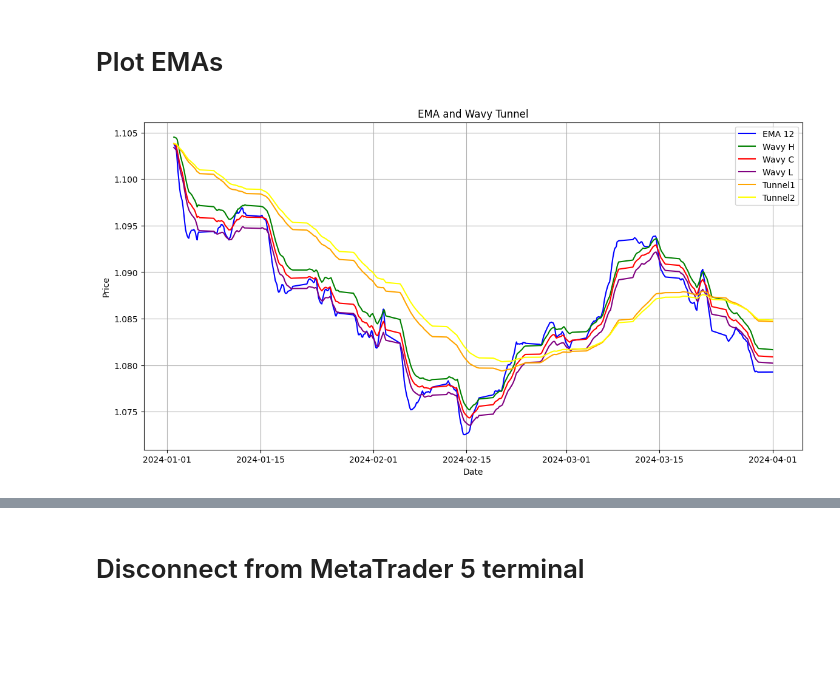
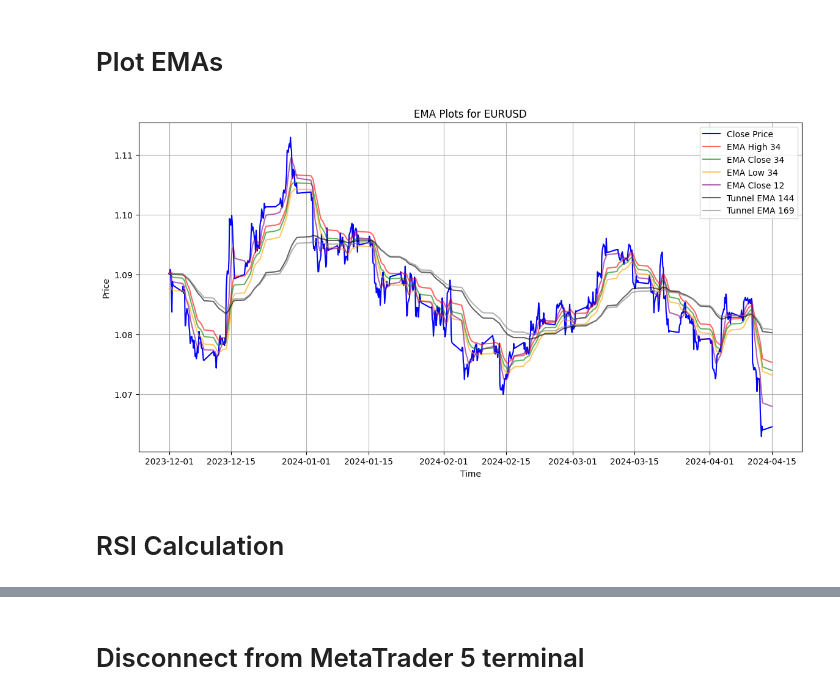
Before and after one commit to algoboss710/wavy_tunnel_bot, a Jupyter notebook: jupyter_notebooks/strategy_conversion.ipynb, the cells around one changed output, grey strips where cells are left out. Cells and saved outputs as stored; diff of their text form; code cells hidden in the pictures; blank space fills up the shorter version.

```diff
--- a/jupyter_notebooks/strategy_conversion.ipynb
+++ b/jupyter_notebooks/strategy_conversion.ipynb
@@ -23,14 +84,14 @@ num_bars = 100  # Number of bars to retrieve
 # %% [markdown]
 # Request historical data
-# %%
-utc_from = pd.Timestamp("2024-01-01 00:00:00").tz_localize('UTC')
-utc_to = pd.Timestamp("2024-04-01 00:00:00").tz_localize('UTC')
-rates = mt5.copy_rates_range(symbol, timeframe, utc_from, utc_to)
+# %%
+if is_range:
+    rates = mt5.copy_rates_range(symbol, timeframe, from_date, to_date)
+else:
+    rates = mt5.copy_rates_range(symbol, timeframe, pd.to_datetime('2023-12-01'), pd.to_datetime('2024-04-15'))
 # %% [markdown]
 # Convert data to DataFrame
 # %%
-data = pd.DataFrame(rates)
-data['time'] = pd.to_datetime(data['time'], unit='s')
-data.set_index('time', inplace=True)
+df = pd.DataFrame(rates)
+df['time'] = pd.to_datetime(df['time'], unit='s')
 # %% [markdown]
 # Calculate EMAs manually
@@ -43,0 +98,10 @@ data['tunnel2'] = data['close'].ewm(span=169, adjust=False).mean()
+# %%
+df['wavy_h'] = df['high'].ewm(span=34, adjust=False).mean()
+df['wavy_c'] = df['close'].ewm(span=34, adjust=False).mean()
+df['wavy_l'] = df['low'].ewm(span=34, adjust=False).mean()
+df['ema_12'] = df['close'].ewm(span=12, adjust=False).mean()
+df['tunnel1'] = df['close'].ewm(span=144, adjust=False).mean()
+df['tunnel2'] = df['close'].ewm(span=169, adjust=False).mean()
+
+# Display EMAs to verify
+print(df[['time', 'wavy_h', 'wavy_c', 'wavy_l', 'ema_12', 'tunnel1', 'tunnel2']].head())
@@ -44,18 +122,21 @@ data['tunnel2'] = data['close'].ewm(span=169, adjust=False).mean()
 # %% [markdown]
 # Plot EMAs
-# %%
-plt.figure(figsize=(14, 7))
-plt.plot(data.index, data['ema_12'], label='EMA 12', color='blue')
-plt.plot(data.index, data['wavy_h'], label='Wavy H', color='green')
-plt.plot(data.index, data['wavy_c'], label='Wavy C', color='red')
-plt.plot(data.index, data['wavy_l'], label='Wavy L', color='purple')
-plt.plot(data.index, data['tunnel1'], label='Tunnel1', color='orange')
-plt.plot(data.index, data['tunnel2'], label='Tunnel2', color='yellow')
-plt.legend()
-plt.title('EMA and Wavy Tunnel')
-plt.xlabel('Date')
-plt.ylabel('Price')
-plt.grid()
-plt.show()
-# %% [output]
-[figure, removed]
+# %%
+plt.figure(figsize=(14, 7))
+plt.plot(df['time'], df['close'], label='Close Price', color='blue')
+plt.plot(df['time'], df['wavy_h'], label='EMA High 34', color='red', alpha=0.6)
+plt.plot(df['time'], df['wavy_c'], label='EMA Close 34', color='green', alpha=0.6)
+plt.plot(df['time'], df['wavy_l'], label='EMA Low 34', color='orange', alpha=0.6)
+plt.plot(df['time'], df['ema_12'], label='EMA Close 12', color='purple', alpha=0.6)
+plt.plot(df['time'], df['tunnel1'], label='Tunnel EMA 144', color='black', alpha=0.6)
+plt.plot(df['time'], df['tunnel2'], label='Tunnel EMA 169', color='gray', alpha=0.6)
+plt.title(f'EMA Plots for {symbol}')
+plt.xlabel('Time')
+plt.ylabel('Price')
+plt.legend()
+plt.grid(True)
+plt.show()
+# %% [output]
+[figure, added]
+# %% [markdown]
+# RSI Calculation
```
Also changed, not shown: parts of 25 cells of this notebook.
